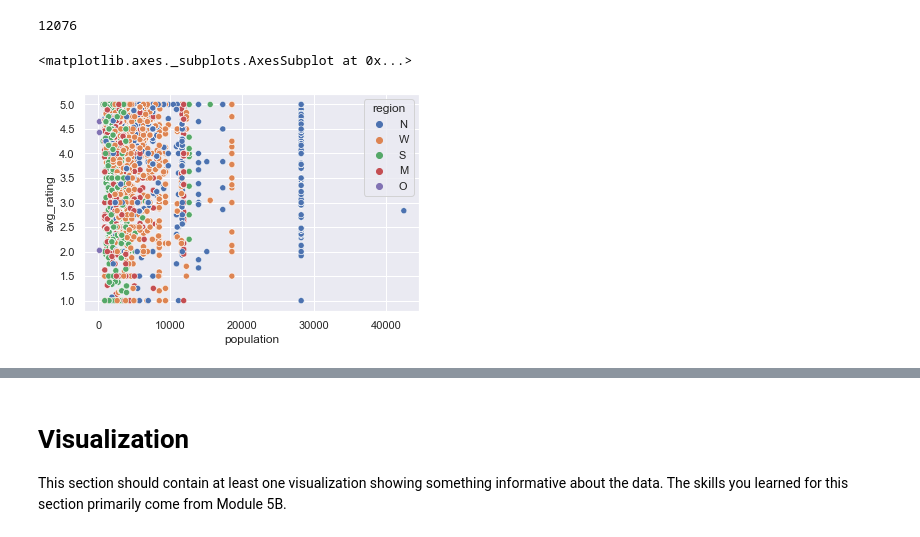
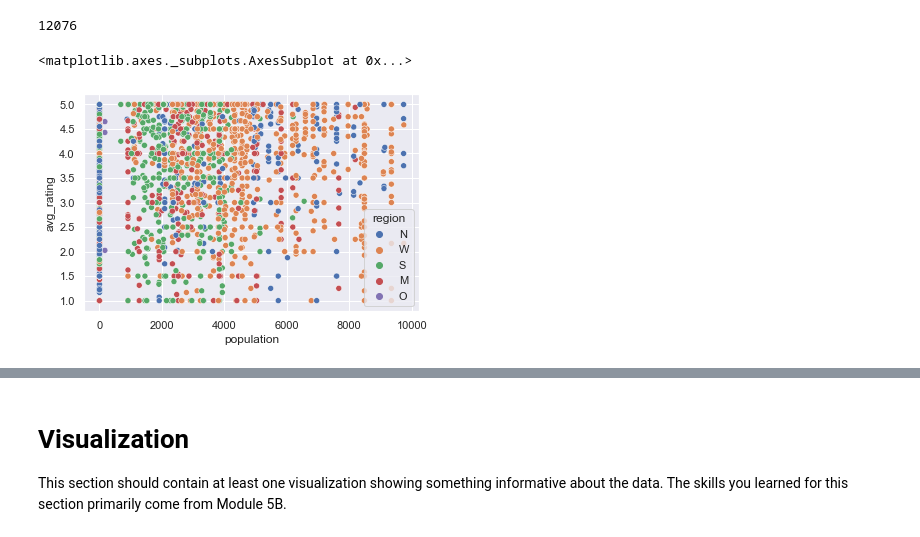
Before and after one commit to psuedoche/rateProfProject, a Jupyter notebook: final-perform.ipynb, the cells around one changed output, grey strips where cells are left out. Cells and saved outputs as stored; diff of their text form; code cells hidden in the pictures.

```diff
--- a/final-perform.ipynb
+++ b/final-perform.ipynb
@@ -175,7 +175,7 @@ print(len(df1.dropna()))
 # %% [output]
 12076
 # %%
-sns.scatterplot(data = df1, x = 'population', y = 'avg_rating', hue= 'region')
+sns.scatterplot(data = avg_ratings_df[avg_ratings_df['population'] < 10000], x = 'population', y = 'avg_rating', hue= 'region')
 # %% [output]
 <matplotlib.axes._subplots.AxesSubplot at 0x...>
-[figure, old version]
+[figure, new version]
```
Also changed, not shown: parts of 1 cell of this notebook, 2 other files.
